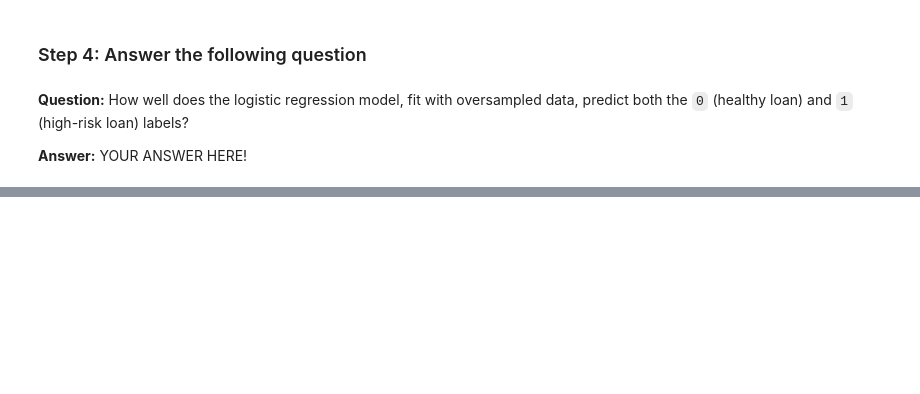
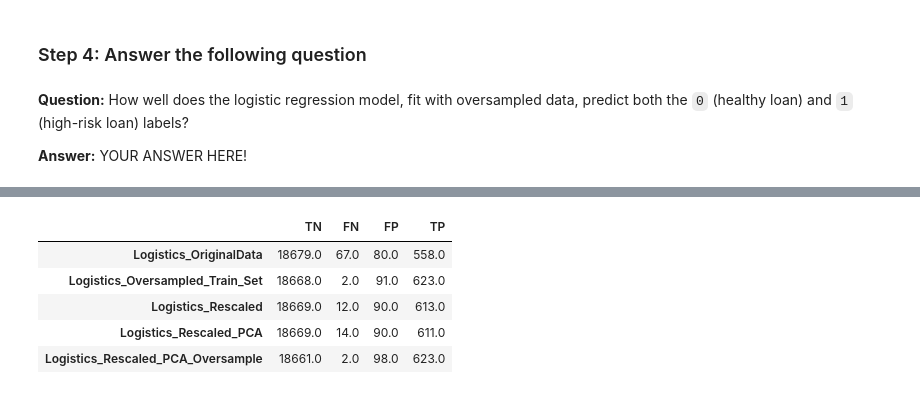
Before and after one commit to ValentynaK17/credit-risk-classification, a Jupyter notebook: Credit_Risk/credit_risk_classification.ipynb, the cells around one changed output, grey strips where cells are left out. Cells and saved outputs as stored; diff of their text form; code cells hidden in the pictures; blank space fills up the shorter version.

```diff
--- a/Credit_Risk/credit_risk_classification.ipynb
+++ b/Credit_Risk/credit_risk_classification.ipynb
@@ -291,0 +364,2 @@ high-risk loan       0.87      0.89      0.88       625
+# %%
+conf_m=check_model_performance(predictions_df['expected'],predictions_df['predicted'])
@@ -291,0 +420,10 @@ high-risk loan       0.87      0.89      0.88       625
+# %%
+confusions_m_df=populate_df_conf_m(conf_m,confusions_m_df,'Logistics_Rescaled_PCA_Oversample')
+confusions_m_df
+# %% [output]
+|  | TN | FN | FP | TP |
+| Logistics_OriginalData | 18679.0 | 67.0 | 80.0 | 558.0 |
+| Logistics_Oversampled_Train_Set | 18668.0 | 2.0 | 91.0 | 623.0 |
+| Logistics_Rescaled | 18669.0 | 12.0 | 90.0 | 613.0 |
+| Logistics_Rescaled_PCA | 18669.0 | 14.0 | 90.0 | 611.0 |
+| Logistics_Rescaled_PCA_Oversample | 18661.0 | 2.0 | 98.0 | 623.0 |
```
Also changed, not shown: parts of 48 cells of this notebook.
